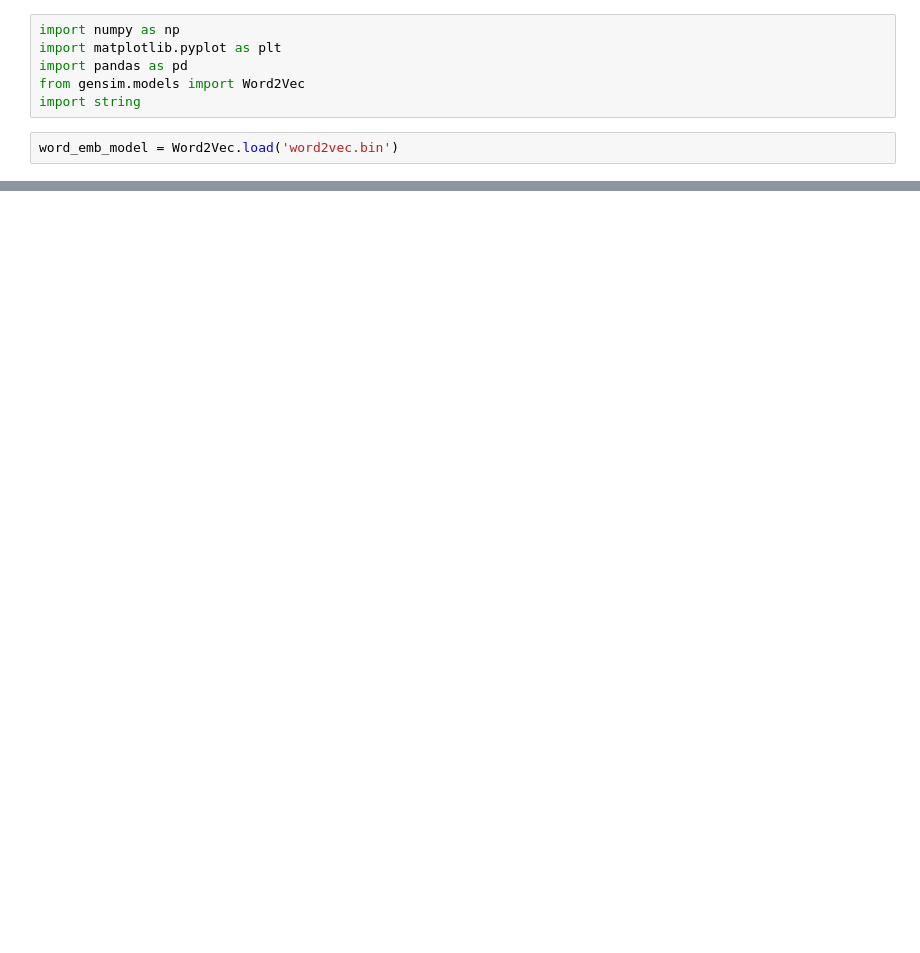
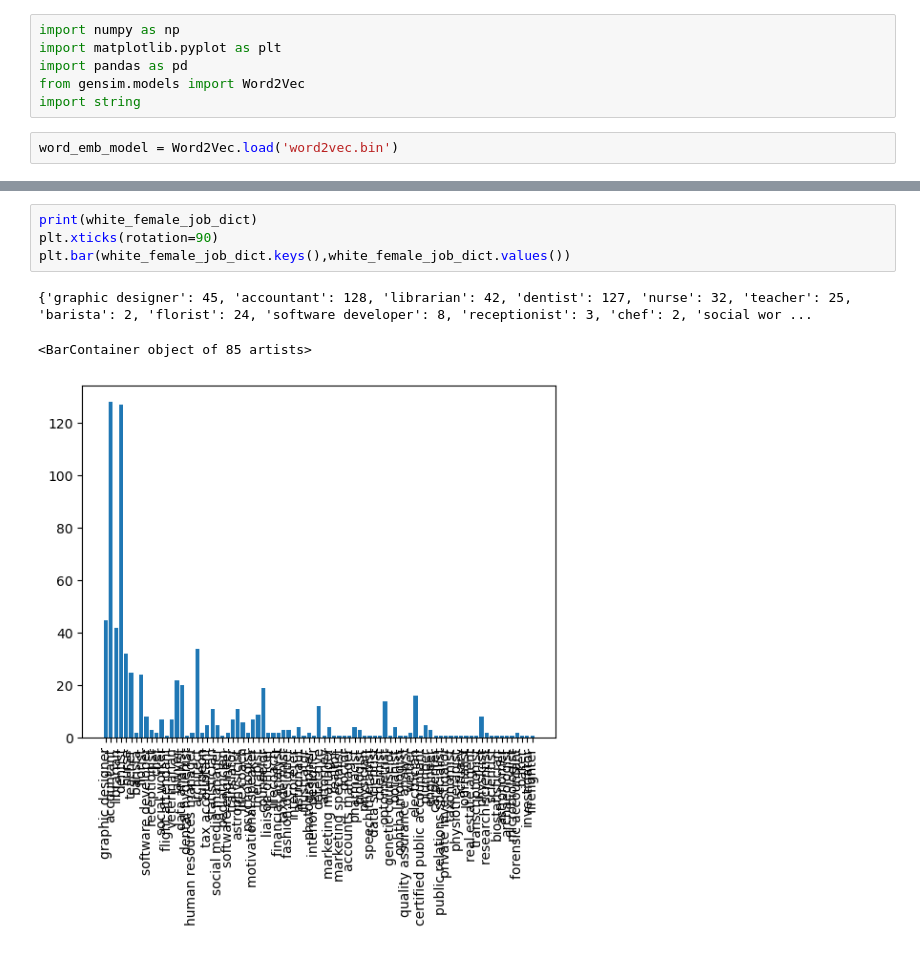
Before and after one commit to Skyblade64/527A-project, a Jupyter notebook: analyizedata.ipynb, the cells around one changed output, grey strips where cells are left out. Cells and saved outputs as stored; diff of their text form; blank space fills up the shorter version.

```diff
--- a/analyizedata.ipynb
+++ b/analyizedata.ipynb
@@ -128,0 +156,8 @@ plt.bar(white_male_job_dict.keys(),white_male_job_dict.values())
+# %%
+print(white_female_job_dict)
+plt.xticks(rotation=90)
+plt.bar(white_female_job_dict.keys(),white_female_job_dict.values())
+# %% [output]
+{'graphic designer': 45, 'accountant': 128, 'librarian': 42, 'dentist': 127, 'nurse': 32, 'teacher': 25, 'barista': 2, 'florist': 24, 'software developer': 8, 'receptionist': 3, 'chef': 2, 'social wor ...
+<BarContainer object of 85 artists>
+[figure, added]
```
Also changed, not shown: parts of 5 cells of this notebook.
